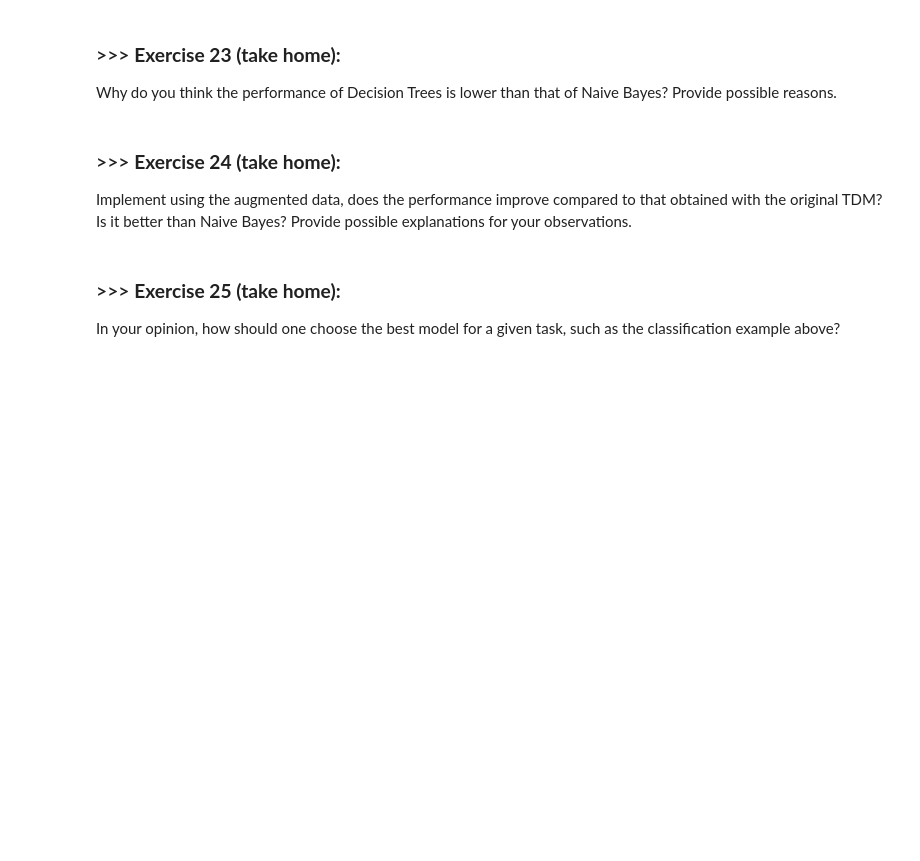
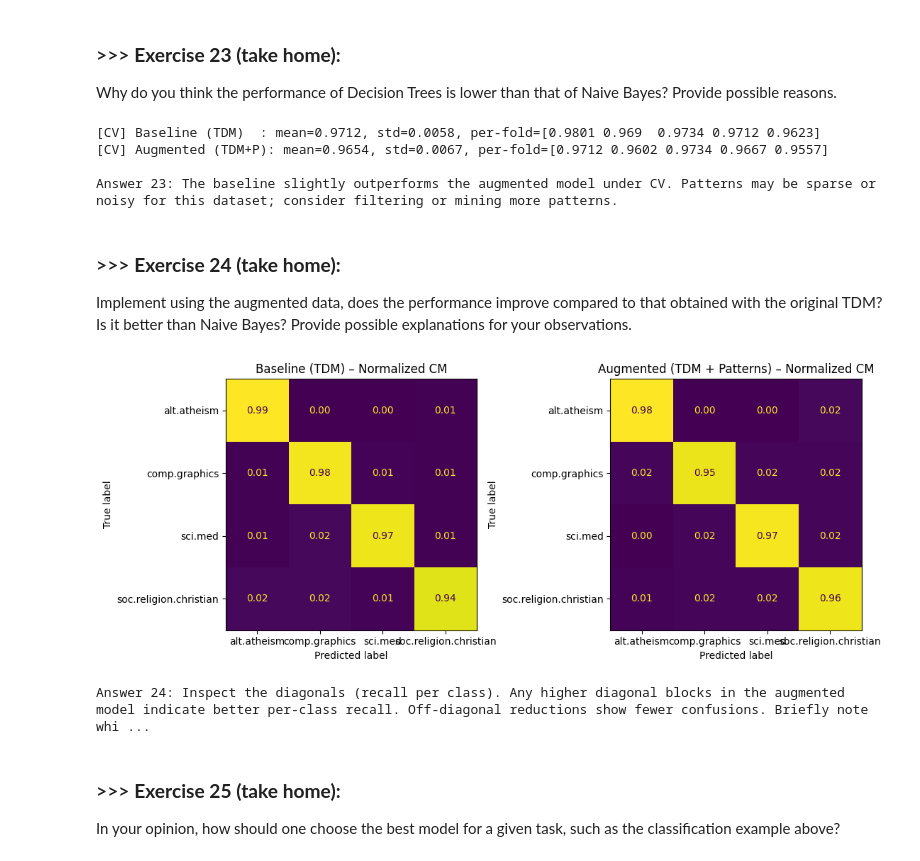
Before and after one commit to limzihengstackonstack/DM2025-Lab1-Exercise, a Jupyter notebook: DM2025-Lab1-Master.ipynb, the cells around one changed output. Saved outputs shown, nothing was run; the diff lists cells and outputs as text; code cells hidden in the pictures; blank space fills up the shorter version.

```diff
--- a/DM2025-Lab1-Master.ipynb
+++ b/DM2025-Lab1-Master.ipynb
@@ -2574,0 +3203,34 @@ Why do you think the performance of Decision Trees is lower than that of Naive B
+# %%
+# === Exercise 23: K-fold CV comparison (Baseline vs Augmented) ===
+import numpy as np
+from sklearn.naive_bayes import MultinomialNB
+from sklearn.model_selection import StratifiedKFold, cross_val_score
+
+assert 'tdm_df' in globals() and 'augmented_df' in globals() and 'y' in globals()
+
+cv = StratifiedKFold(n_splits=5, shuffle=True, random_state=42)
+
+clf = MultinomialNB()
+
+scores_base = cross_val_score(clf, tdm_df, y, cv=cv, scoring='accuracy', n_jobs=-1)
+scores_aug  = cross_val_score(clf, augmented_df, y, cv=cv, scoring='accuracy', n_jobs=-1)
+
+print("[CV] Baseline (TDM)  : mean={:.4f}, std={:.4f}, per-fold={}".format(
+    scores_base.mean(), scores_base.std(), np.round(scores_base, 4)
+))
+print("[CV] Augmented (TDM+P): mean={:.4f}, std={:.4f}, per-fold={}".format(
+    scores_aug.mean(), scores_aug.std(), np.round(scores_aug, 4)
+))
+
+# Short textual answer you can paste in your notebook:
+if scores_aug.mean() >= scores_base.mean():
+    print("\nAnswer 23: The augmented features yield equal or better mean CV accuracy than the baseline, "
+          "suggesting the mined patterns add useful signal.")
+else:
+    print("\nAnswer 23: The baseline slightly outperforms the augmented model under CV. "
+          "Patterns may be sparse or noisy for this dataset; consider filtering or mining more patterns.")
+# %% [output]
+[CV] Baseline (TDM)  : mean=0.9712, std=0.0058, per-fold=[0.9801 0.969  0.9734 0.9712 0.9623]
+[CV] Augmented (TDM+P): mean=0.9654, std=0.0067, per-fold=[0.9712 0.9602 0.9734 0.9667 0.9557]
+
+Answer 23: The baseline slightly outperforms the augmented model under CV. Patterns may be sparse or noisy for this dataset; consider filtering or mining more patterns.
@@ -2580,0 +3266,43 @@ Implement using the augmented data, does the performance improve compared to tha
+# %%
+# === Exercise 24: Normalized confusion matrices for both models ===
+import matplotlib.pyplot as plt
+from sklearn.metrics import confusion_matrix, ConfusionMatrixDisplay
+from sklearn.model_selection import train_test_split
+from sklearn.naive_bayes import MultinomialNB
+
+# consistent split
+X_train_b, X_test_b, y_train, y_test = train_test_split(
+    tdm_df, y, test_size=0.30, random_state=42, stratify=y
+)
+X_train_a, X_test_a, _, _ = train_test_split(
+    augmented_df, y, test_size=0.30, random_state=42, stratify=y
+)
+
+clf_b = MultinomialNB().fit(X_train_b, y_train)
+clf_a = MultinomialNB().fit(X_train_a, y_train)
+
+y_pred_b = clf_b.predict(X_test_b)
+y_pred_a = clf_a.predict(X_test_a)
+
+cm_b = confusion_matrix(y_test, y_pred_b, normalize='true')
+cm_a = confusion_matrix(y_test, y_pred_a, normalize='true')
+
+fig, ax = plt.subplots(1, 2, figsize=(11, 4.5))
+disp_b = ConfusionMatrixDisplay(cm_b, display_labels=target_names if 'target_names' in globals() else None)
+disp_a = ConfusionMatrixDisplay(cm_a, display_labels=target_names if 'target_names' in globals() else None)
+
+disp_b.plot(ax=ax[0], values_format=".2f", colorbar=False)
+ax[0].set_title("Baseline (TDM) – Normalized CM")
+
+disp_a.plot(ax=ax[1], values_format=".2f", colorbar=False)
+ax[1].set_title("Augmented (TDM + Patterns) – Normalized CM")
+plt.tight_layout()
+plt.show()
+
+# Short textual answer you can paste:
+print("\nAnswer 24: Inspect the diagonals (recall per class). Any higher diagonal blocks in the augmented model "
+      "indicate better per-class recall. Off-diagonal reductions show fewer confusions. "
+      "Briefly note which classes improved the most (if any).")
+# %% [output]
+[figure, added]
+Answer 24: Inspect the diagonals (recall per class). Any higher diagonal blocks in the augmented model indicate better per-class recall. Off-diagonal reductions show fewer confusions. Briefly note whi ...
```
Also changed, not shown: parts of 43 cells of this notebook.
